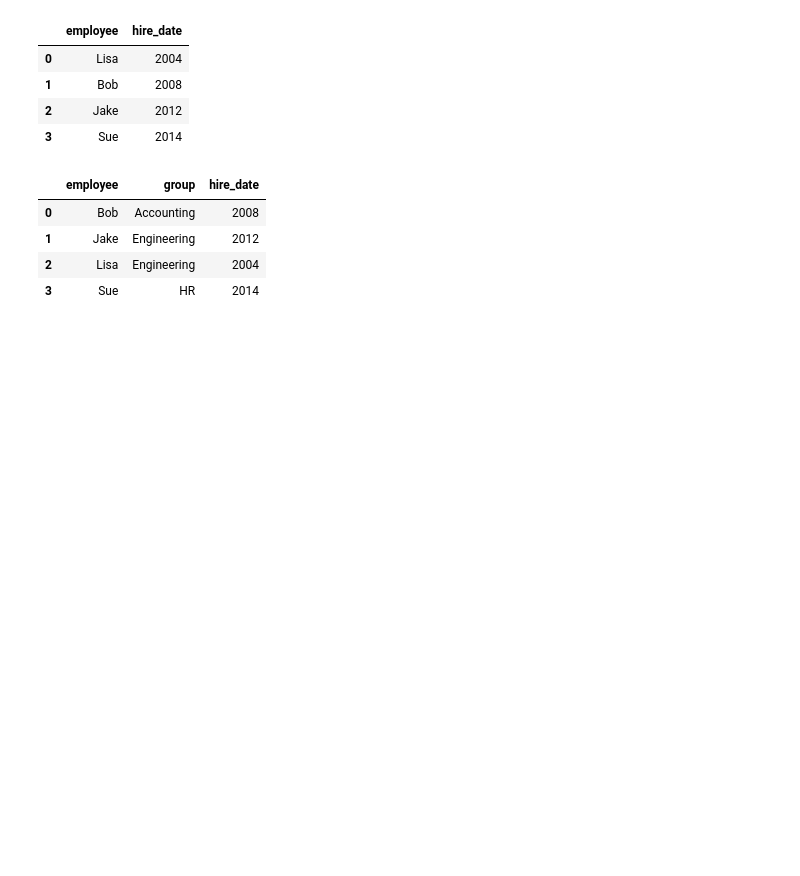
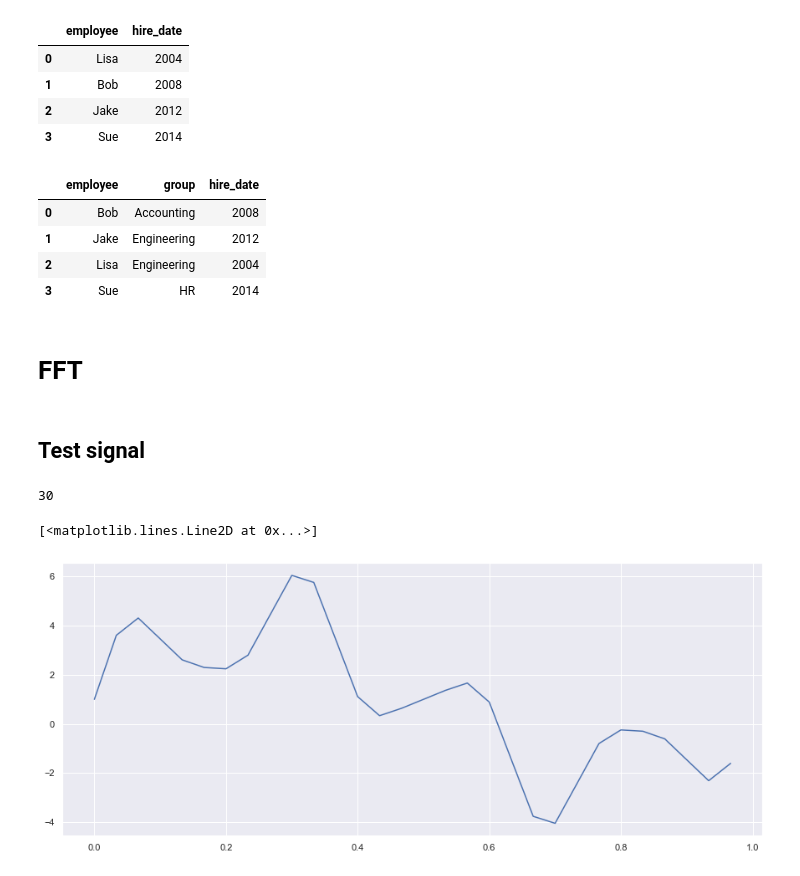
Before and after one commit to mathieugouin/tradesim, a Jupyter notebook: learning_notebook.ipynb, the cells around one changed output. Drawn from its saved outputs; the diff is of its cells as text; code cells hidden in the pictures; blank space fills up the shorter version.

```diff
--- a/learning_notebook.ipynb
+++ b/learning_notebook.ipynb
@@ -855,3 +855,38 @@ df1.merge(df2)
 | 1 | Jake | Engineering | 2012 |
 | 2 | Lisa | Engineering | 2004 |
 | 3 | Sue | HR | 2014 |
+# %% [markdown]
+# FFT
+# %% [markdown]
+## Test signal
+# %%
+# sampling rate
+#sr = 48000
+sr = 30
+t = np.arange(0, 1, 1/sr)
+len(t)
+# %% [output]
+30
+# %%
+# Generate multi-freq signal
+x = 0.0
+
+#f = .5
+#x += 1 * np.sin(2*np.pi*f*t)
+
+f = 1
+x += 3 * np.sin(2*np.pi*f*t)
+
+f = 4
+x += 2 * np.sin(2*np.pi*f*t)
+
+f = 7
+x += 0.5 * np.sin(2*np.pi*f*t)
+
+# put some DC offset
+x += 1
+# %%
+plt.plot(t, x)
+# %% [output]
+[<matplotlib.lines.Line2D at 0x...>]
+[figure, added]
```
Also changed, not shown: parts of 3 cells of this notebook.
